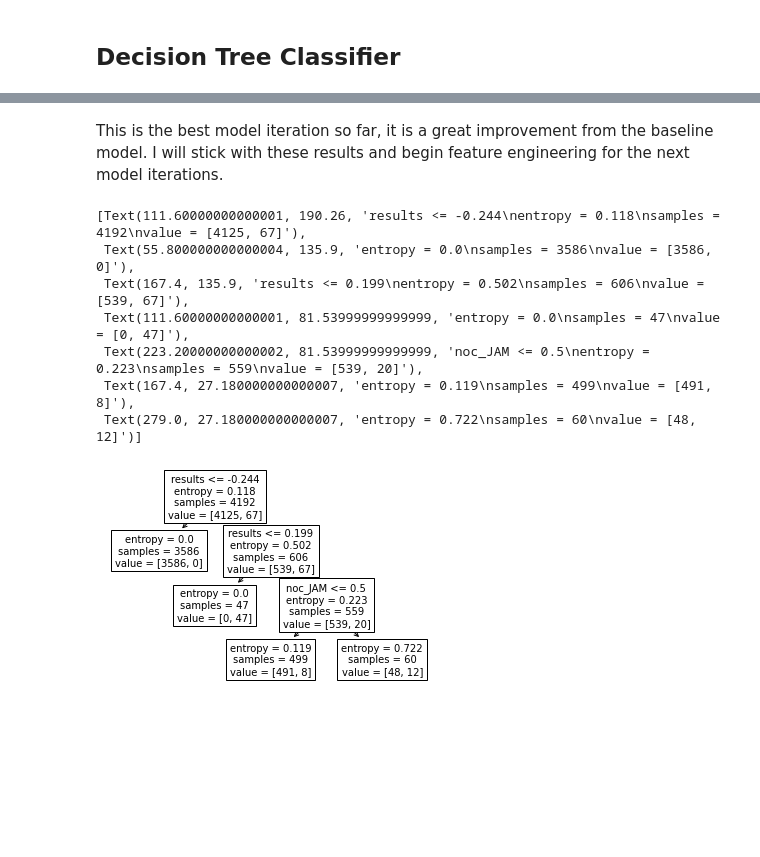
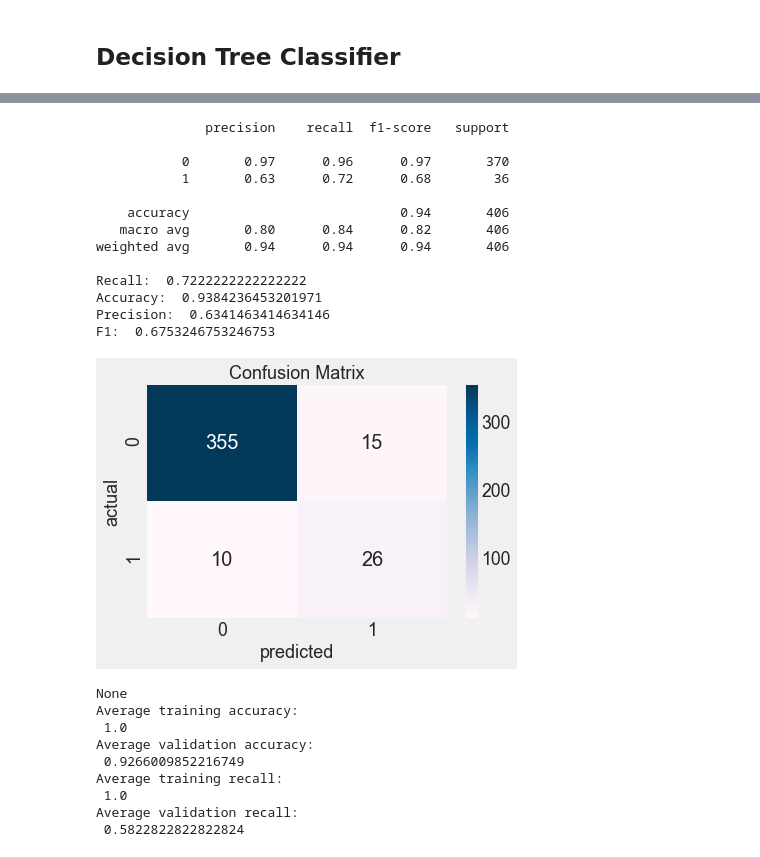
Before and after one commit to jwong853/Olympic_PED_use, a Jupyter notebook: notebooks/models.ipynb, the cells around one changed output, grey strips where cells are left out. Drawn from its saved outputs; the diff is of its cells as text; code cells hidden in the pictures; blank space fills up the shorter version.

```diff
--- a/notebooks/models.ipynb
+++ b/notebooks/models.ipynb
@@ -273,2 +97,0 @@ x_res, y_res = smote.fit_sample(X_smote, y_smote)
-# %%
-X_t, X_val, y_t, y_val = train_test_split(x_res, y_res, random_state=42, test_size=.2)
@@ -459,10 +193,0 @@ plt.show()
-# %%
-dt = DecisionTreeClassifier(criterion='entropy', max_depth=7,
-                            min_samples_split=.13, random_state=42)
-dt.fit(X_train_all, y_train)
-preds = dt.predict(X_test_all)
-fn.evaluation(y_test, preds)
-print(np.mean)
-
-print(np.mean(cross_val_score(dt, X_test_all, y_test, scoring='recall',
-                       cv=3, n_jobs= -1, verbose=1)))
@@ -487,2 +193,0 @@ Precision:  1.0
-# %% [markdown]
-This is the best model iteration so far, it is a great improvement from the baseline model. I will stick with these results and begin feature engineering for the next model iterations.
@@ -491,11 +194,52 @@ from sklearn.tree import plot_tree
-# %%
-plot_tree(dt, feature_names=X_train_all.columns)
-# %% [output]
-[Text(111.60000000000001, 190.26, 'results <= -0.244\nentropy = 0.118\nsamples = 4192\nvalue = [4125, 67]'),
- Text(55.800000000000004, 135.9, 'entropy = 0.0\nsamples = 3586\nvalue = [3586, 0]'),
- Text(167.4, 135.9, 'results <= 0.199\nentropy = 0.502\nsamples = 606\nvalue = [539, 67]'),
- Text(111.60000000000001, 81.53999999999999, 'entropy = 0.0\nsamples = 47\nvalue = [0, 47]'),
- Text(223.20000000000002, 81.53999999999999, 'noc_JAM <= 0.5\nentropy = 0.223\nsamples = 559\nvalue = [539, 20]'),
- Text(167.4, 27.180000000000007, 'entropy = 0.119\nsamples = 499\nvalue = [491, 8]'),
- Text(279.0, 27.180000000000007, 'entropy = 0.722\nsamples = 60\nvalue = [48, 12]')]
-[figure, removed]
+# %%
+dtree_pipe = Pipeline(steps=[('preprocess', preprocessor),
+                       ('classifier', DecisionTreeClassifier())])
+cv = StratifiedKFold()
+dtree_train_acc = []
+dtree_test_acc = []
+dtree_train_recall = []
+dtree_test_recall = []
+for train_ind, val_ind in cv.split(X_train, y_train):
+    X_t, y_t = X_train.iloc[train_ind], y_train[train_ind]
+    dp = dtree_pipe
+    dp.fit(X_t, y_t)
+    y_hat_t = dp.predict(X_t)
+
+    dtree_train_acc.append(accuracy_score(y_t, y_hat_t))
+    dtree_train_recall.append(recall_score(y_t, y_hat_t))
+
+    X_val, y_val = X_train.iloc[val_ind], y_train[val_ind]
+    y_hat_val = dp.predict(X_val)
+
+    dtree_test_acc.append(accuracy_score(y_val, y_hat_val))
+    dtree_test_recall.append(recall_score(y_val, y_hat_val))
+
+print(fn.evaluation(y_val, y_hat_val))
+print('Average training accuracy: \n', np.mean(dtree_train_acc))
+print('Average validation accuracy: \n', np.mean(dtree_test_acc))
+print('Average training recall: \n', np.mean(dtree_train_recall))
+print('Average validation recall: \n', np.mean(dtree_test_recall))
+# %% [output]
+              precision    recall  f1-score   support
+
+           0       0.97      0.96      0.97       370
+           1       0.63      0.72      0.68        36
+
+    accuracy                           0.94       406
+   macro avg       0.80      0.84      0.82       406
+weighted avg       0.94      0.94      0.94       406
+
+Recall:  0.7222222222222222
+Accuracy:  0.9384236453201971
+Precision:  0.6341463414634146
+F1:  0.6753246753246753
+[figure, added]
+None
+Average training accuracy:
+ 1.0
+Average validation accuracy:
+ 0.9266009852216749
+Average training recall:
+ 1.0
+Average validation recall:
+ 0.5822822822822824
```
Also changed, not shown: parts of 158 cells of this notebook, 16 other files.
